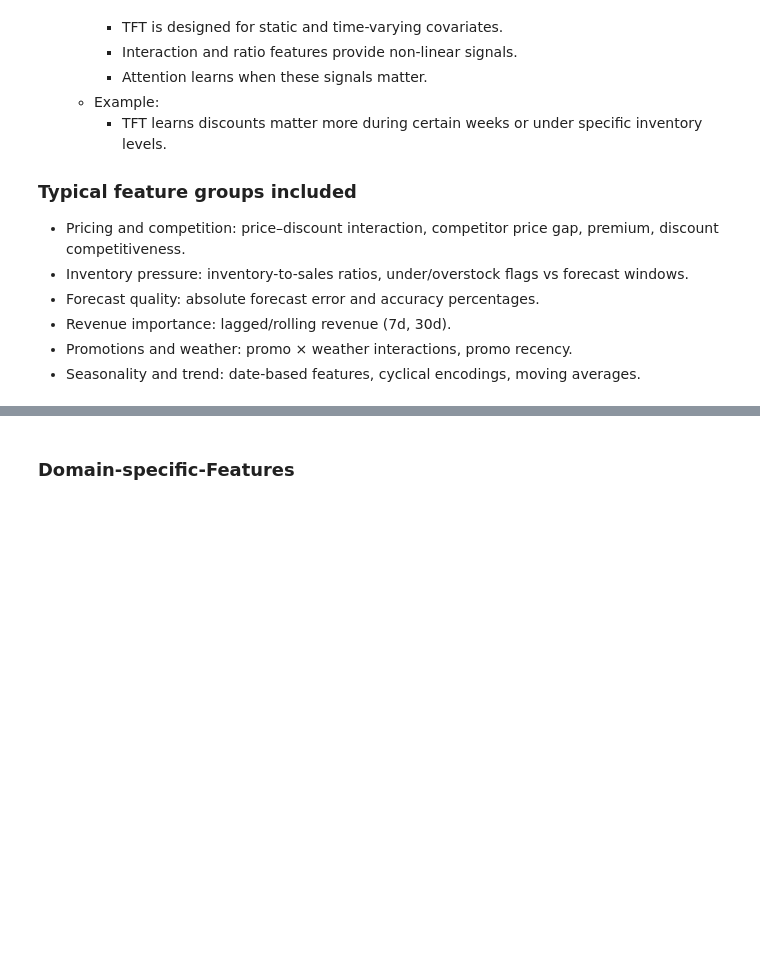
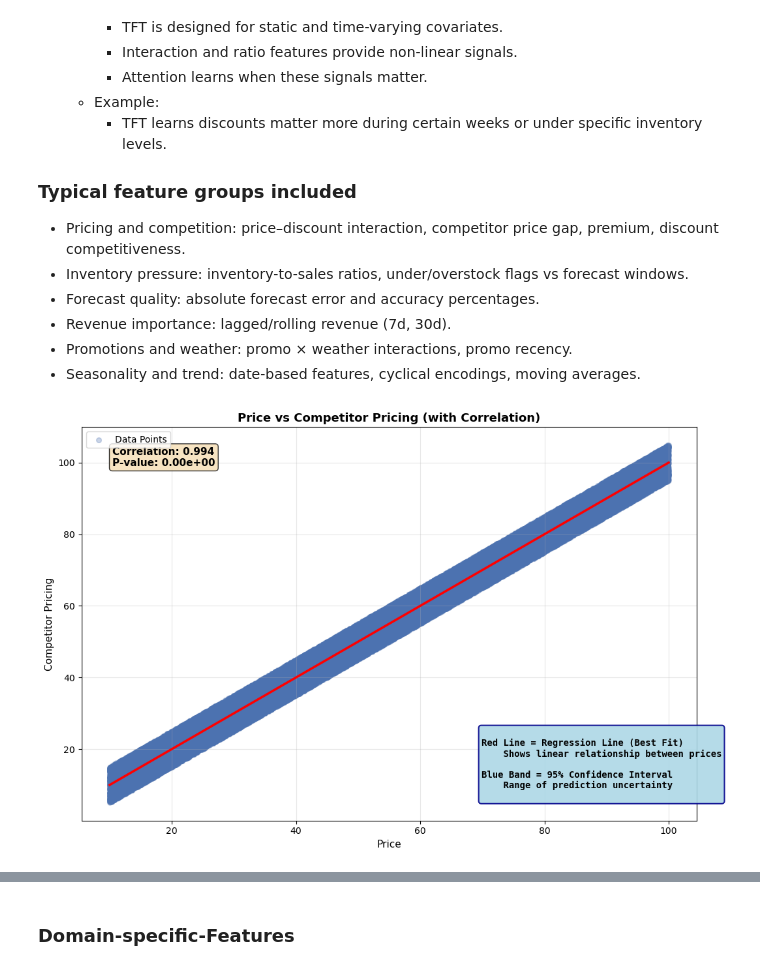
Before and after one commit to 127crew/A-Methodological-Blueprint-for-a-High--Impact-Comparative-Analysis-of-Time-Series-Forecasting-Models, a Jupyter notebook: notebooks/01_EDA_and_Preprocessing.ipynb, the cells around one changed output, grey strips where cells are left out. Cells and saved outputs as stored; diff of their text form; code cells hidden in the pictures; blank space fills up the shorter version.

Commit message:
Price vs Competitor Pricing (with Correlation)

```diff
--- a/notebooks/01_EDA_and_Preprocessing.ipynb
+++ b/notebooks/01_EDA_and_Preprocessing.ipynb
@@ -619,6 +583,55 @@ df['Inventory_sales_ratio'] = df['Inventory Level'] / (df['Units Sold'] + 1)  #
 df['price_vs_competitor_price_gap'] = df['Price'] - df['Competitor Pricing']
 df['price_gap_pct'] = df['price_vs_competitor_price_gap'] / df['Competitor Pricing'] * 100
 df["forcast_accuracy_pct"] = np.abs(df['Demand Forecast'] - df['Units Sold']) / (df['Units Sold'] + 1) * 100  # +1 to avoid division by zero
+# %%
+from scipy.stats import pearsonr
+
+fig, ax = plt.subplots(figsize=(11, 7))
+
+# Scatter plot
+ax.scatter(df["Price"], df["Competitor Pricing"], alpha=0.3, s=30, color="#4c72b0", label='Data Points')
+
+# Regression line
+sns.regplot(
+    data=df,
+    x="Price",
+    y="Competitor Pricing",
+    scatter=False,
+    line_kws={"color": "red", "lw": 2.5},
+    ax=ax
+)
+
+# Calculate correlation
+corr, p_value = pearsonr(df["Price"], df["Competitor Pricing"])
+
+# Add statistics box
+textstr = f'Correlation: {corr:.3f}\nP-value: {p_value:.2e}'
+ax.text(0.05, 0.95, textstr, transform=ax.transAxes, fontsize=11,
+        verticalalignment='top', bbox=dict(boxstyle='round', facecolor='wheat', alpha=0.8),
+        fontweight='bold')
+
+# Add legend explaining the lines
+legend_text = """
+Red Line = Regression Line (Best Fit)
+    Shows linear relationship between prices
+
+Blue Band = 95% Confidence Interval
+    Range of prediction uncertainty
+"""
+ax.text(0.65, 0.05, legend_text, transform=ax.transAxes, fontsize=10,
+        verticalalignment='bottom',
+        bbox=dict(boxstyle='round', facecolor='lightblue', alpha=0.9, edgecolor='darkblue', linewidth=1.5),
+        family='monospace', fontweight='bold')
+
+ax.set_title("Price vs Competitor Pricing (with Correlation)", fontsize=13, fontweight='bold')
+ax.set_xlabel("Price", fontsize=11)
+ax.set_ylabel("Competitor Pricing", fontsize=11)
+ax.grid(alpha=0.3)
+ax.legend(loc='upper left', fontsize=10)
+plt.tight_layout()
+plt.show()
+# %% [output]
+[figure, added]
 # %%
 df.head()
 # %% [output]
```
Also changed, not shown: parts of 2 cells of this notebook.
